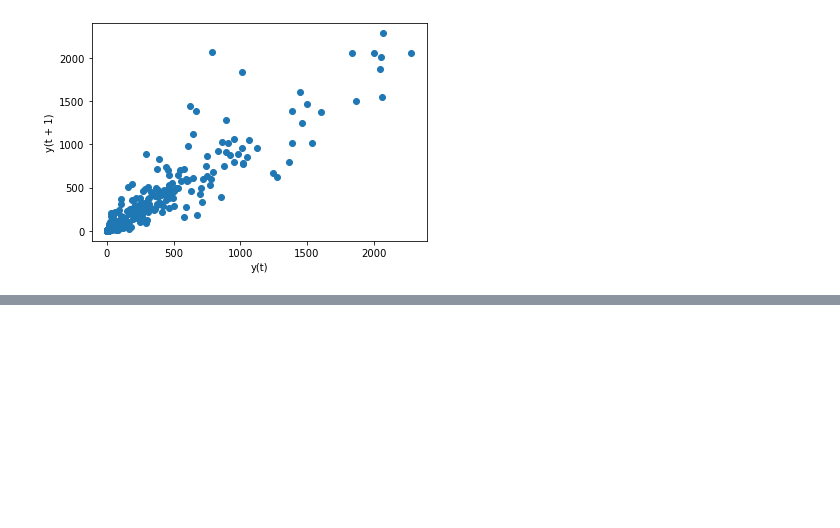
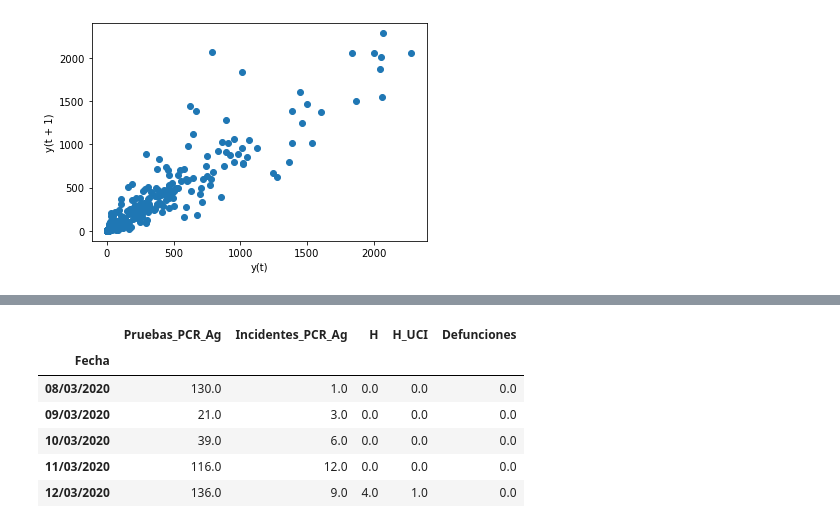
Before and after one commit to CarmenCalvoL/tfg_informatica, a Jupyter notebook: salud_murcia.ipynb, the cells around one changed output, grey strips where cells are left out. Drawn from its saved outputs; the diff is of its cells as text; code cells hidden in the pictures; blank space fills up the shorter version.

```diff
--- a/salud_murcia.ipynb
+++ b/salud_murcia.ipynb
@@ -106,0 +138,10 @@ pyplot.show()
+# %%
+df2.head(5)
+# %% [output]
+|  | Pruebas_PCR_Ag | Incidentes_PCR_Ag | H | H_UCI | Defunciones |
+| Fecha |  |  |  |  |  |
+| 08/03/2020 | 130.0 | 1.0 | 0.0 | 0.0 | 0.0 |
+| 09/03/2020 | 21.0 | 3.0 | 0.0 | 0.0 | 0.0 |
+| 10/03/2020 | 39.0 | 6.0 | 0.0 | 0.0 | 0.0 |
+| 11/03/2020 | 116.0 | 12.0 | 0.0 | 0.0 | 0.0 |
+| 12/03/2020 | 136.0 | 9.0 | 4.0 | 1.0 | 0.0 |
```
Also changed, not shown: parts of 6 cells of this notebook, 1 other file.
